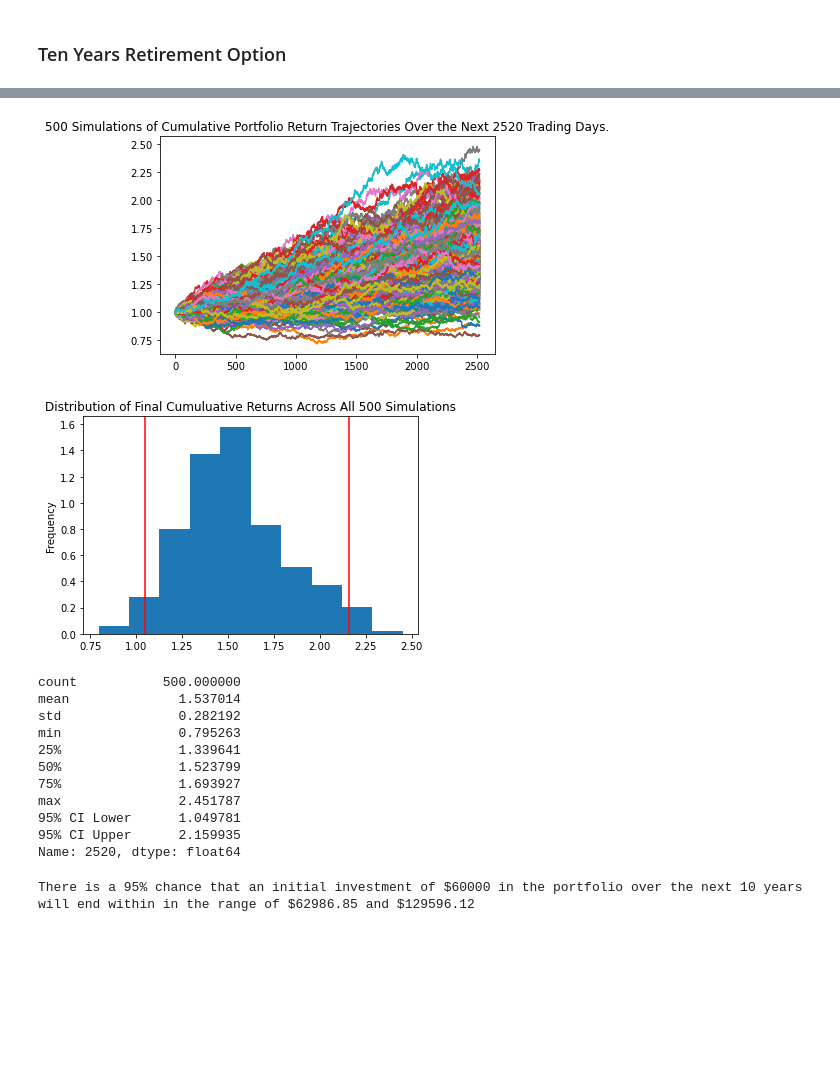
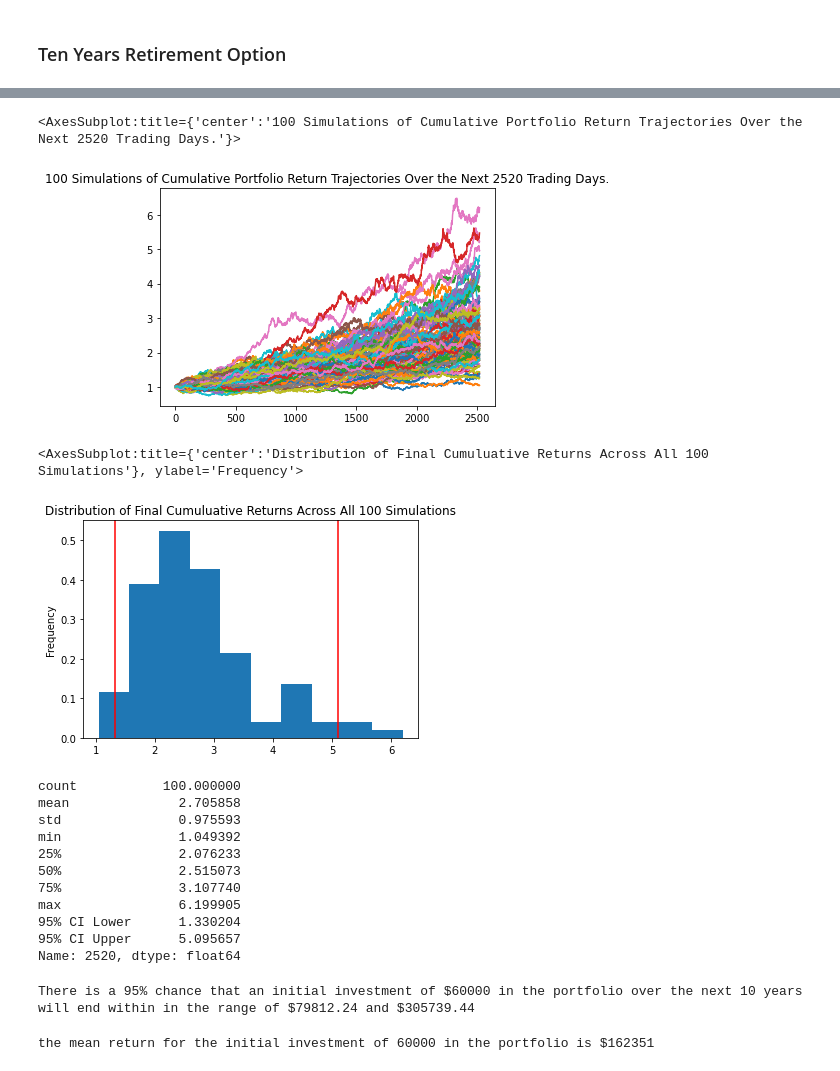
Before and after one commit to majikthise911/API_Financial_Planner, a Jupyter notebook: financial_planner/Instructions/Starter_Code/financial-planner.ipynb, the cells around one changed output, grey strips where cells are left out. Cells and saved outputs as stored; diff of their text form; code cells hidden in the pictures; blank space fills up the shorter version.

```diff
--- a/financial_planner/Instructions/Starter_Code/financial-planner.ipynb
+++ b/financial_planner/Instructions/Starter_Code/financial-planner.ipynb
@@ -395,3 +431,11 @@ NameError: name 'ci_lower_five' is not defined
 # %% [markdown]
 ### Ten Years Retirement Option
+# %%
+# Configuring a Monte Carlo simulation to forecast 10 years cumulative returns
+MC_fiveyear = MCSimulation(
+    portfolio_data=df_stock_history,
+    weights=(.4, .6),
+    num_simulation=100,
+    num_trading_days=252*10
+)
 # %%
@@ -434,41 +468,48 @@ Running Monte Carlo simulation number 490.
 # %%
 # Plot simulation outcomes
-# YOUR CODE HERE!
+MC_fiveyear.plot_simulation()
 # %% [output]
+<AxesSubplot:title={'center':'100 Simulations of Cumulative Portfolio Return Trajectories Over the Next 2520 Trading Days.'}>
-[figure, old version]
+[figure, new version]
 # %%
 # Plot probability distribution and confidence intervals
-# YOUR CODE HERE!
+MC_fiveyear.plot_distribution()
 # %% [output]
+<AxesSubplot:title={'center':'Distribution of Final Cumuluative Returns Across All 100 Simulations'}, ylabel='Frequency'>
-[figure, old version]
+[figure, new version]
 # %%
 # Fetch summary statistics from the Monte Carlo simulation results
-# YOUR CODE HERE!
-
+mc_summary_10_year = MC_fiveyear.summarize_cumulative_return()
 # Print summary statistics
-# YOUR CODE HERE!
+mc_summary_10_year
 # %% [output]
-count           500.000000
-mean              1.537014
-std               0.282192
-min               0.795263
-25%               1.339641
-50%               1.523799
-75%               1.693927
-max               2.451787
-95% CI Lower      1.049781
-95% CI Upper      2.159935
+count           100.000000
+mean              2.705858
+std               0.975593
+min               1.049392
+25%               2.076233
+50%               2.515073
+75%               3.107740
+max               6.199905
+95% CI Lower      1.330204
+95% CI Upper      5.095657
 Name: 2520, dtype: float64
 # %%
 # Set initial investment
-# YOUR CODE HERE!
+initial_investment_10_year = 60000
 
 # Use the lower and upper `95%` confidence intervals to calculate the range of the possible outcomes of our $60,000
-# YOUR CODE HERE!
+ci_upper_ten = round(mc_summary_10_year[9]*initial_investment_10_year, 2) # create variable for the upper confidence interval and round it to two decimal places. [9] tells python to use the 9th result down. CI upper is the 9th place down in the summary
+ci_lower_ten = round(mc_summary_10_year[8]*initial_investment_10_year, 2)
 
 # Print results
-print(f"There is a 95% chance that an initial investment of ${initial_investment} in the portfolio"
+print(f"There is a 95% chance that an initial investment of ${initial_investment_10_year} in the portfolio"
       f" over the next 10 years will end within in the range of"
       f" ${ci_lower_ten} and ${ci_upper_ten}")
 # %% [output]
-There is a 95% chance that an initial investment of $60000 in the portfolio over the next 10 years will end within in the range of $62986.85 and $129596.12
+There is a 95% chance that an initial investment of $60000 in the portfolio over the next 10 years will end within in the range of $79812.24 and $305739.44
+# %%
+mean = round(mc_summary_10_year[1]*initial_investment_10_year)
+print(f'the mean return for the initial investment of {initial_investment_10_year} in the portfolio is ${mean}')
+# %% [output]
+the mean return for the initial investment of 60000 in the portfolio is $162351
```
Also changed, not shown: parts of 19 cells of this notebook, 4 other files.
